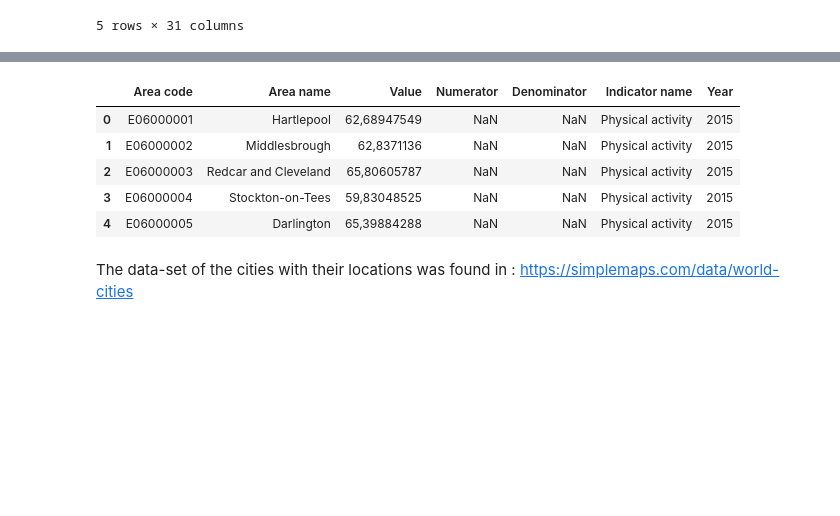
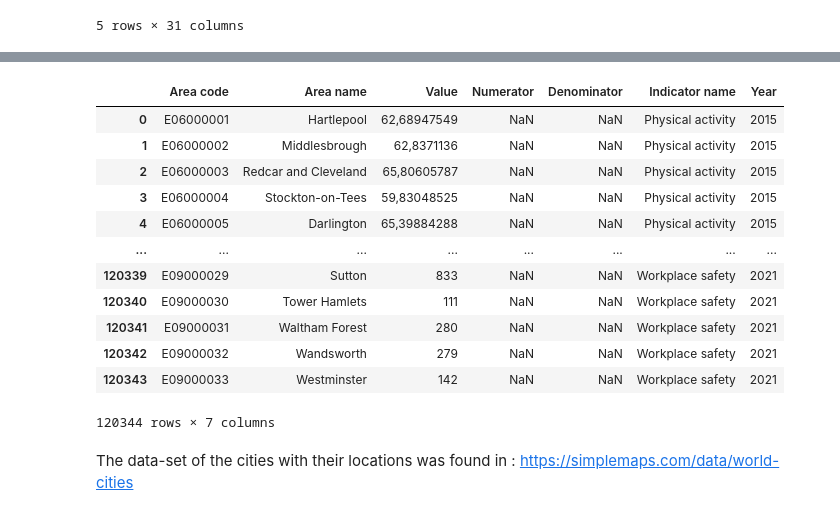
Before and after one commit to GuilhermeCasal/DataManagementFCD, a Jupyter notebook: env_analisys1.ipynb, the cells around one changed output, grey strips where cells are left out. Drawn from its saved outputs; the diff is of its cells as text; code cells hidden in the pictures; blank space fills up the shorter version.

```diff
--- a/env_analisys1.ipynb
+++ b/env_analisys1.ipynb
@@ -114,12 +124,19 @@ data_health.head()
 # %%
-data_health.head()
+data_health
 # %% [output]
 |  | Area code | Area name | Value | Numerator | Denominator | Indicator name | Year |
 | 0 | E06000001 | Hartlepool | 62,68947549 | NaN | NaN | Physical activity | 2015 |
 | 1 | E06000002 | Middlesbrough | 62,8371136 | NaN | NaN | Physical activity | 2015 |
 | 2 | E06000003 | Redcar and Cleveland | 65,80605787 | NaN | NaN | Physical activity | 2015 |
 | 3 | E06000004 | Stockton-on-Tees | 59,83048525 | NaN | NaN | Physical activity | 2015 |
 | 4 | E06000005 | Darlington | 65,39884288 | NaN | NaN | Physical activity | 2015 |
+| ... | ... | ... | ... | ... | ... | ... | ... |
+| 120339 | E09000029 | Sutton | 833 | NaN | NaN | Workplace safety | 2021 |
+| 120340 | E09000030 | Tower Hamlets | 111 | NaN | NaN | Workplace safety | 2021 |
+| 120341 | E09000031 | Waltham Forest | 280 | NaN | NaN | Workplace safety | 2021 |
+| 120342 | E09000032 | Wandsworth | 279 | NaN | NaN | Workplace safety | 2021 |
+| 120343 | E09000033 | Westminster | 142 | NaN | NaN | Workplace safety | 2021 |
+120344 rows × 7 columns
 # %% [markdown]
 The data-set of the cities with their locations was found in : https://simplemaps.com/data/world-cities
 # %%
```
Also changed, not shown: parts of 32 cells of this notebook.
